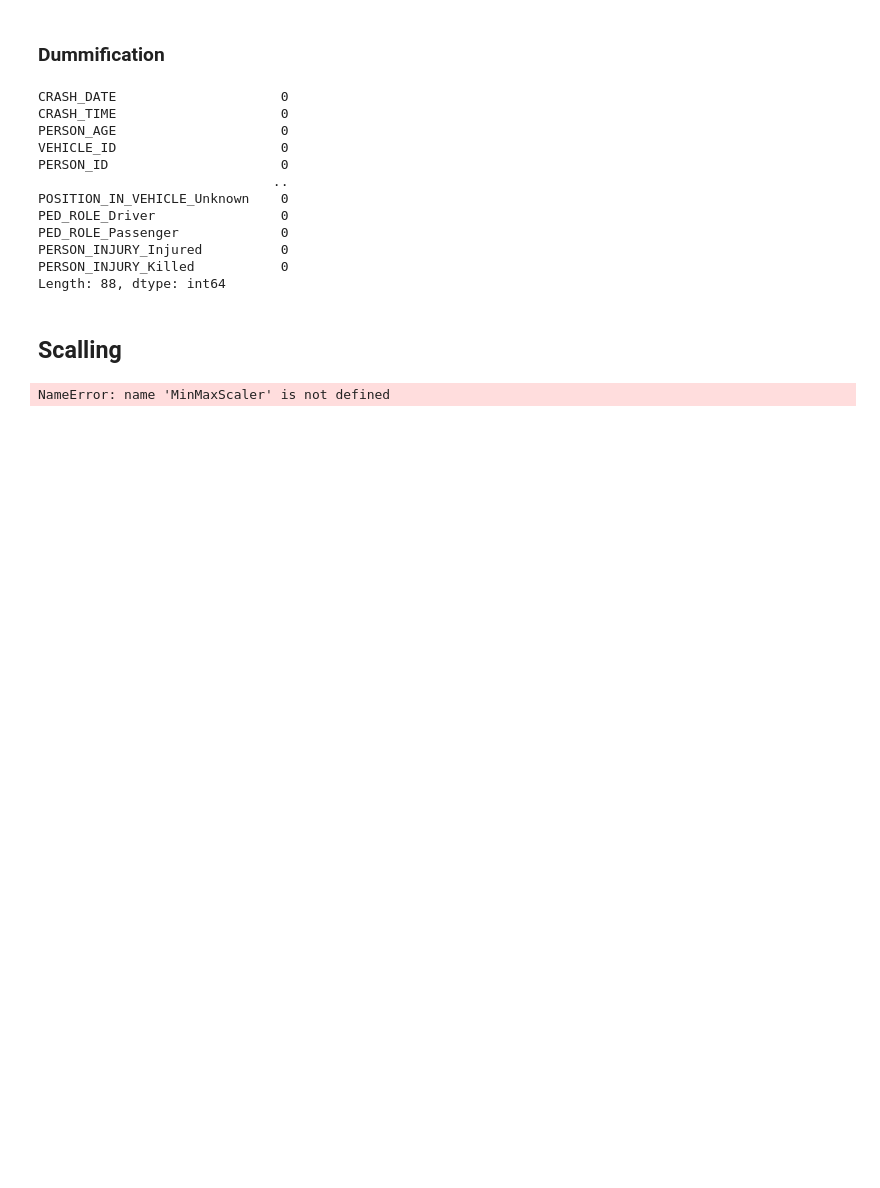
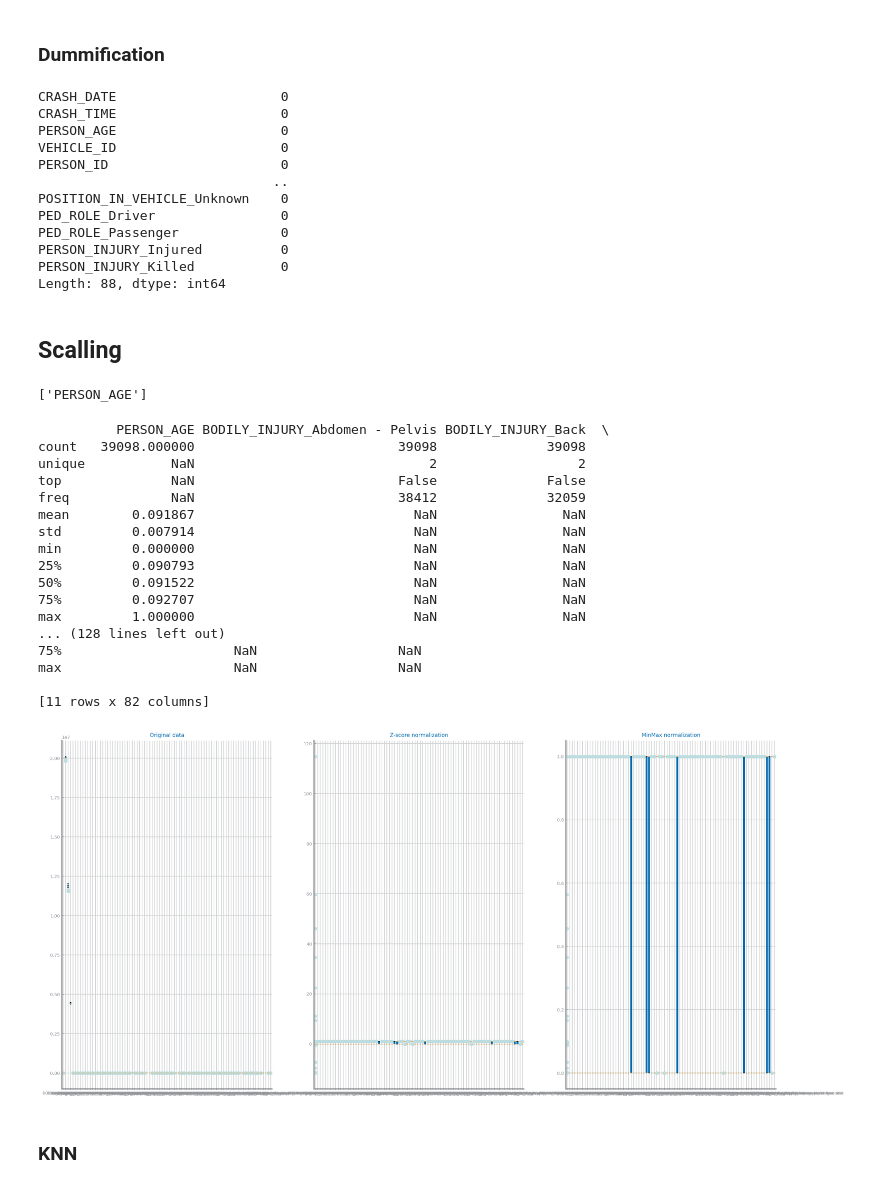
Before and after one commit to falc00/projetoCD, a Jupyter notebook: data_preparation_dataset1.ipynb, the cells around one changed output. Drawn from its saved outputs; the diff is of its cells as text; code cells hidden in the pictures; blank space fills up the shorter version.

```diff
--- a/data_preparation_dataset1.ipynb
+++ b/data_preparation_dataset1.ipynb
@@ -108,7 +108,7 @@ from matplotlib.pyplot import subplots, show
  techniques are not able to deal with them.
 '''
 variable_types = get_variable_types(new_dataset_1)
-numeric_vars = variable_types['Numeric']
+numeric_vars = ['PERSON_AGE']
 symbolic_vars2 = variable_types['Symbolic']
 boolean_vars = variable_types['Binary']
 
@@ -117,22 +117,48 @@ df_sb = new_dataset_1[symbolic_vars2]
 df_bool = new_dataset_1[boolean_vars]
 
 print(numeric_vars)
+# %% [output]
+['PERSON_AGE']
 # %%
+transf = StandardScaler(with_mean=True, with_std=True, copy=True).fit(df_nr)
+tmp = pd.DataFrame(transf.transform(df_nr), index=new_dataset_1.index, columns= numeric_vars)
+norm_data_zscore = pd.concat([tmp, df_sb,  df_bool], axis=1)
+norm_data_zscore.to_csv(f'data/{file}_scaled_zscore.csv', index=False)
+
 transf = MinMaxScaler(feature_range=(0, 1), copy=True).fit(df_nr)
-tmp = pd.DataFrame(transf.transform(df_nr), index=df.index, columns= numeric_vars)
+tmp = pd.DataFrame(transf.transform(df_nr), index=new_dataset_1.index, columns= numeric_vars)
 norm_data_minmax = pd.concat([tmp, df_sb,  df_bool], axis=1)
 norm_data_minmax.to_csv(f'data/{file}_scaled_minmax.csv', index=False)
 print(norm_data_minmax.describe())
 df = new_dataset_1
 # Now we can se the result of the transformed data with a single boxplot, again.
 
-fig, axs = plt.pyplot.subplots(1, 3, figsize=(20,10),squeeze=False)
+fig, axs = subplots(1, 3, figsize=(20,10),squeeze=False)
 axs[0, 0].set_title('Original data')
 df.boxplot(ax=axs[0, 0])
 axs[0, 1].set_title('Z-score normalization')
 norm_data_zscore.boxplot(ax=axs[0, 1])
 axs[0, 2].set_title('MinMax normalization')
 norm_data_minmax.boxplot(ax=axs[0, 2])
-plt.pyplot.show()
+show()
 # %% [output]
-NameError: name 'MinMaxScaler' is not defined
+          PERSON_AGE BODILY_INJURY_Abdomen - Pelvis BODILY_INJURY_Back  \
+count   39098.000000                          39098              39098
+unique           NaN                              2                  2
+top              NaN                          False              False
+freq             NaN                          38412              32059
+mean        0.091867                            NaN                NaN
+std         0.007914                            NaN                NaN
+min         0.000000                            NaN                NaN
+25%         0.090793                            NaN                NaN
+50%         0.091522                            NaN                NaN
+75%         0.092707                            NaN                NaN
+max         1.000000                            NaN                NaN
+... (128 lines left out)
+75%                      NaN                  NaN
+max                      NaN                  NaN
+
+[11 rows x 82 columns]
+[figure, added]
+# %% [markdown]
+### KNN
```
Also changed, not shown: parts of 1 cell of this notebook, 3 other files.
